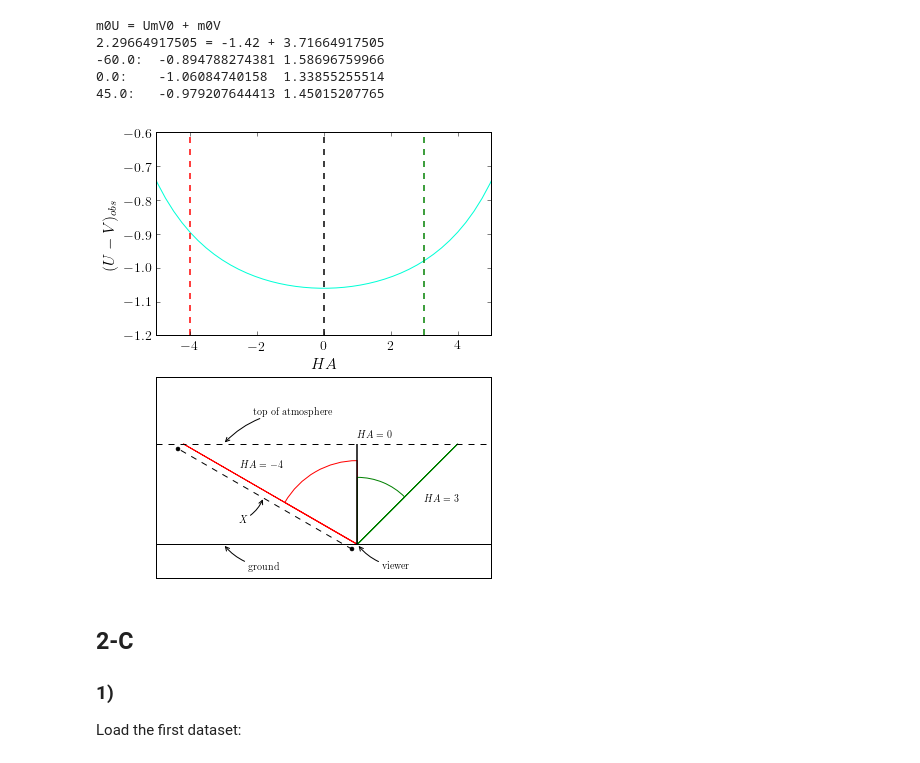
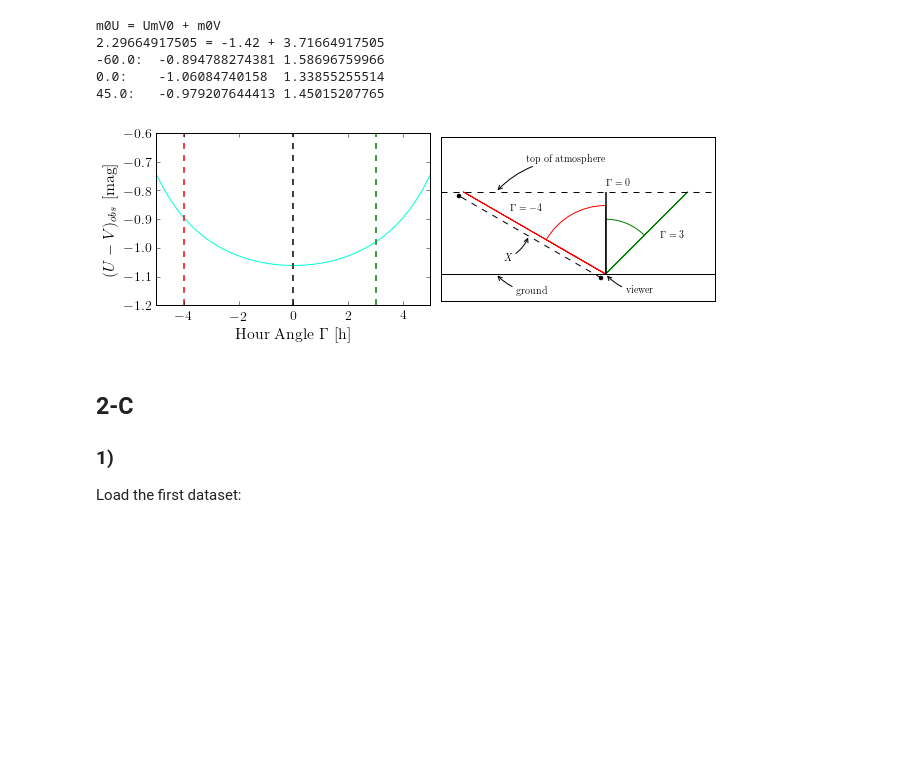
Before and after one commit to jhaux/AstroTech, a Jupyter notebook: zettel2/pic/plots and calculations.ipynb, the cells around one changed output. Cells and saved outputs as stored; diff of their text form; code cells hidden in the pictures; blank space fills up the shorter version.

```diff
--- a/zettel2/pic/plots and calculations.ipynb
+++ b/zettel2/pic/plots and calculations.ipynb
@@ -57,7 +57,8 @@ def plotX(ax, H, start=2, toa=3, c='k'):
 Hs = h2deg(np.linspace(-12, 12, 100))
 Hx = np.linspace(-12, 12, 100)
 UmVo = [UmVobs(h, m0V, m0U) for h in Hs]
-fig, (ax, ax2) = plt.subplots(2,1, figsize=(6,8))
+s = 1.1
+fig, (ax, ax2) = plt.subplots(1,2, figsize=(s*8,s*3))
 #ax.plot(Hx, X(Hs), label='X')
 ax.plot(Hx, UmVo, label='U-V')
 
@@ -67,8 +68,8 @@ ax.axvline(3, color='g', ls='--', lw=1.5)
 
 ax.set_xlim(-5,5)
 ax.set_ylim(-1.2,-0.6)
-ax.set_xlabel('$HA$')
-ax.set_ylabel('$(U-V)_{obs}$')
+ax.set_xlabel('Hour Angle $\Gamma$ $[\si{\hour}]$')
+ax.set_ylabel('$(U-V)_{obs}$ $[\\text{mag}]$')
 
 toa = 3   # top of atmospere
 angle = -45
@@ -77,45 +78,46 @@ ax2.axhline(toa, color='k', ls='--')
 plotX(ax2, -4, 2.5, c='r')
 plotX(ax2, 3, 2, c='g')
 ax2.arrow(0,0,0,toa, head_width=0., head_length=0, fc='k', ec='k', lw=1.5)
-ax2.text(-3.5, 2.3, '$HA=-4$')
-ax2.text(0, 3.2, '$HA=0$')
-ax2.text(2, 1.3, '$HA=3$')
+ax2.text(-3.5, 2.3, '$\Gamma=-4$')
+ax2.text(0, 3.2, '$\Gamma=0$')
+ax2.text(2, 1.3, '$\Gamma=3$')
 ax2.annotate('top of atmosphere',
             xy=(-4, toa), xycoords='data',
             xytext=(30, 30), textcoords='offset points',
             arrowprops=dict(arrowstyle="->",
                             connectionstyle="arc3,rad=.2")
            )
 ax2.annotate('ground',
             xy=(-4, 0), xycoords='data',
-            xytext=(25, -25), textcoords='offset points',
+            xytext=(20, -20), textcoords='offset points',
             arrowprops=dict(arrowstyle="->",
                             connectionstyle="arc3,rad=-.2")
            )
 ax2.annotate('viewer',
             xy=(0, 0), xycoords='data',
-            xytext=(25, -25), textcoords='offset points',
+            xytext=(20, -20), textcoords='offset points',
             arrowprops=dict(arrowstyle="->",
                             connectionstyle="arc3,rad=-.2")
            )
 
 s = 0.15
 ax2.plot([-s,toa*np.tan(h2rad(-4))-s], [ -s, toa-s], 'k--', marker='o', ms=4)
 ax2.annotate('$X$',
             xy=(-2.8, 1.4), xycoords='data',
             xytext=(-25, -25), textcoords='offset points',
             arrowprops=dict(arrowstyle="->",
                             connectionstyle="arc3,rad=.2")
            )
 ax2.set_ylim(-1,5)
 ax2.set_xlim(-6,4)
 ax2.set_aspect(1)
 ax2.set_xticks([])
 ax2.set_yticks([])
+fig.tight_layout()
 
 fig.savefig('umv.pdf')
 # %% [output]
-[figure, old version]
+[figure, new version]
 # %% [markdown]
 ## 2-C
 ### 1)
```
Also changed, not shown: 4 other files.
